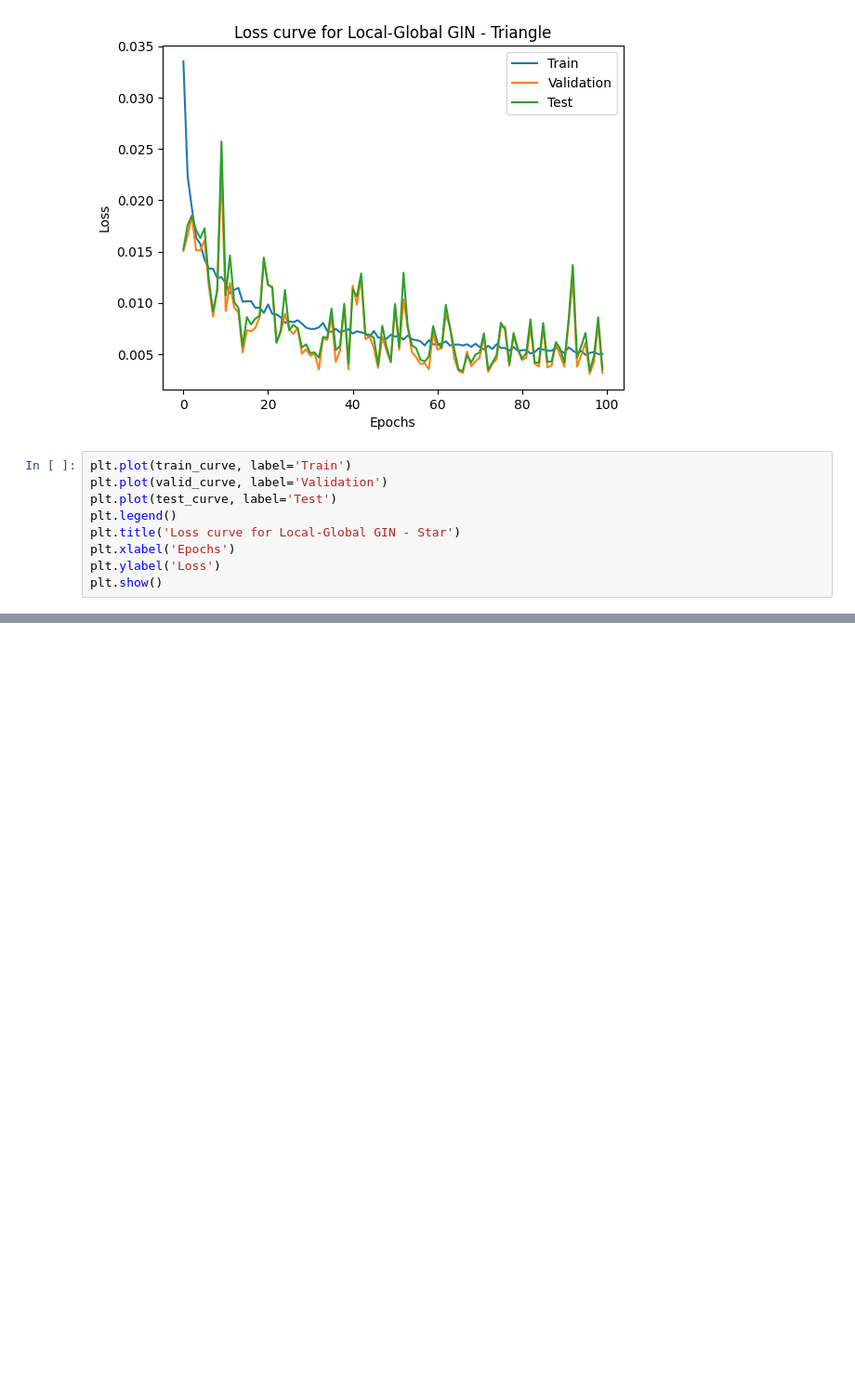
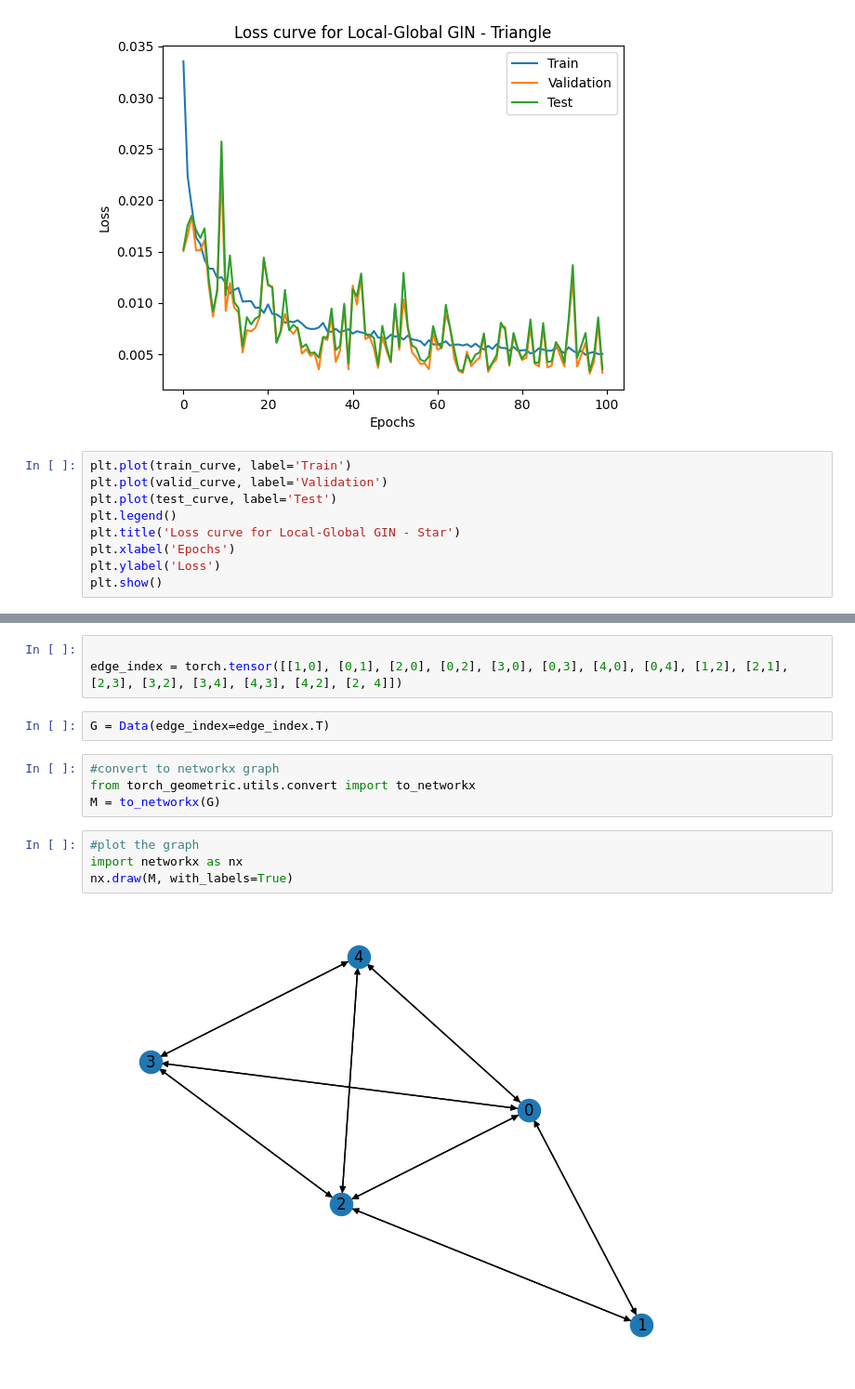
Before and after one commit to Roy-Shubhajit/InSig-GNN, a Jupyter notebook: sub_structure_counting.ipynb, the cells around one changed output, grey strips where cells are left out. Shown at 93% size. Cells and saved outputs as stored; diff of their text form; blank space fills up the shorter version.

```diff
--- a/sub_structure_counting.ipynb
+++ b/sub_structure_counting.ipynb
@@ -639,0 +578,15 @@ plt.show()
+# %%
+
+edge_index = torch.tensor([[1,0], [0,1], [2,0], [0,2], [3,0], [0,3], [4,0], [0,4], [1,2], [2,1], [2,3], [3,2], [3,4], [4,3], [4,2], [2, 4]])
+# %%
+G = Data(edge_index=edge_index.T)
+# %%
+#convert to networkx graph
+from torch_geometric.utils.convert import to_networkx
+M = to_networkx(G)
+# %%
+#plot the graph
+import networkx as nx
+nx.draw(M, with_labels=True)
+# %% [output]
+[figure, added]
```
Also changed, not shown: parts of 8 cells of this notebook, 9 other files.
